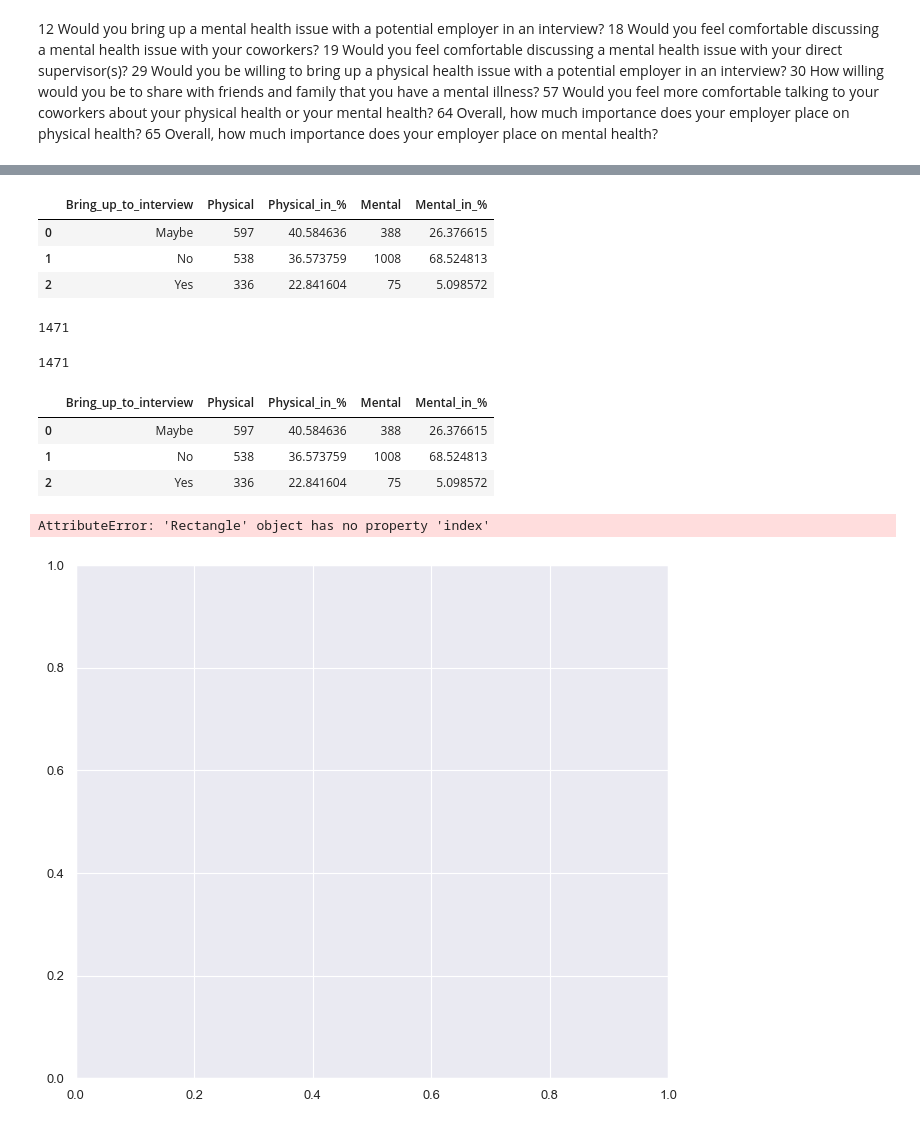
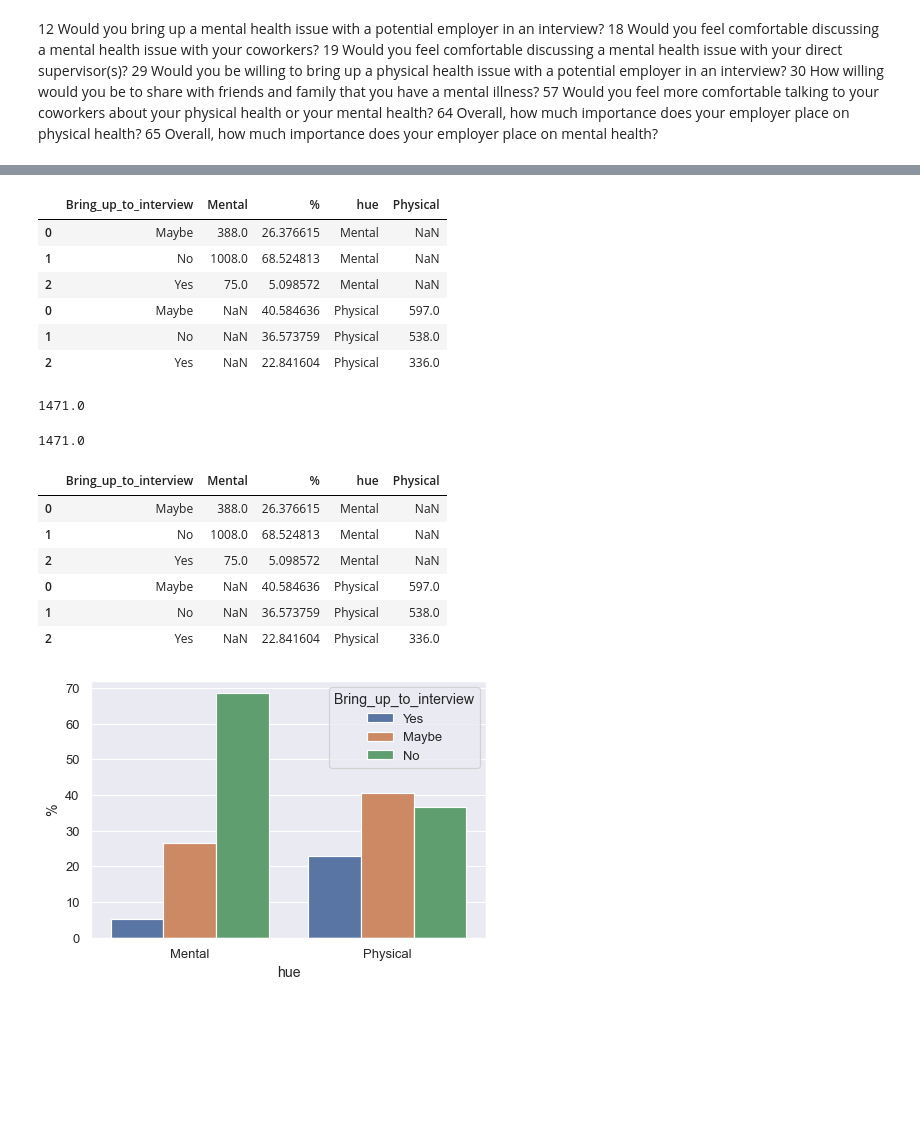
Before and after one commit to Selorikas/mental-health, a Jupyter notebook: mental-health.ipynb, the cells around one changed output, grey strips where cells are left out. Cells and saved outputs as stored; diff of their text form; code cells hidden in the pictures; blank space fills up the shorter version.

Commit message:
Mentale Gesundheit ist immer noch ein Tabu Thema überarbeitung

```diff
--- a/mental-health.ipynb
+++ b/mental-health.ipynb
@@ -507,38 +518,47 @@ plt.show()
 # %%
 #Mentale vs. physische Gesundheit in einem Interview
 mental_interview = q12.groupby('Bring_up_to_interview').size().reset_index(name='Mental')
-mental_interview['Mental_in_%'] = append_count_in_percent(mental_interview, count='Mental')
+mental_interview['%'] = append_count_in_percent(mental_interview, count='Mental')
+mental_interview['hue'] = 'Mental'
+
 physical_interview = q29.groupby('Bring_up_to_interview').size().reset_index(name='Physical')
-physical_interview['Physical_in_%'] = append_count_in_percent(physical_interview, count='Physical')
-interview = pd.merge(physical_interview, mental_interview, on='Bring_up_to_interview', how='inner')
-interview = pd.DataFrame(interview, columns=['Bring_up_to_interview', 'Physical','Physical_in_%', 'Mental', 'Mental_in_%'])
-interview
+physical_interview['%'] = append_count_in_percent(physical_interview, count='Physical')
+physical_interview['hue'] = 'Physical'
+
+interview = pd.concat([mental_interview, physical_interview])
 # %% [output]
-|  | Bring_up_to_interview | Physical | Physical_in_% | Mental | Mental_in_% |
-| 0 | Maybe | 597 | 40.584636 | 388 | 26.376615 |
-| 1 | No | 538 | 36.573759 | 1008 | 68.524813 |
-| 2 | Yes | 336 | 22.841604 | 75 | 5.098572 |
+|  | Bring_up_to_interview | Mental | % | hue | Physical |
+| 0 | Maybe | 388.0 | 26.376615 | Mental | NaN |
+| 1 | No | 1008.0 | 68.524813 | Mental | NaN |
+| 2 | Yes | 75.0 | 5.098572 | Mental | NaN |
+| 0 | Maybe | NaN | 40.584636 | Physical | 597.0 |
+| 1 | No | NaN | 36.573759 | Physical | 538.0 |
+| 2 | Yes | NaN | 22.841604 | Physical | 336.0 |
 # %%
 interview.Mental.sum()
 # %% [output]
-1471
+1471.0
 # %%
 interview.Physical.sum()
 # %% [output]
-1471
+1471.0
 # %%
 interview
 # %% [output]
-|  | Bring_up_to_interview | Physical | Physical_in_% | Mental | Mental_in_% |
-| 0 | Maybe | 597 | 40.584636 | 388 | 26.376615 |
-| 1 | No | 538 | 36.573759 | 1008 | 68.524813 |
-| 2 | Yes | 336 | 22.841604 | 75 | 5.098572 |
+|  | Bring_up_to_interview | Mental | % | hue | Physical |
+| 0 | Maybe | 388.0 | 26.376615 | Mental | NaN |
+| 1 | No | 1008.0 | 68.524813 | Mental | NaN |
+| 2 | Yes | 75.0 | 5.098572 | Mental | NaN |
+| 0 | Maybe | NaN | 40.584636 | Physical | 597.0 |
+| 1 | No | NaN | 36.573759 | Physical | 538.0 |
+| 2 | Yes | NaN | 22.841604 | Physical | 336.0 |
 # %%
 #Diagram 2
-interview.plot(x='Bring_up_to_interview', y=['Physical', 'Mental'], kind='bar', figsize=(9,8), index=)
+# ja nein mit physical und mental tauschen
+# interview.plot(x='Bring_up_to_interview', y=['Physical_in_%', 'Mental_in_%'], kind='bar', figsize=(9,5))
+interview_barplot = sns.barplot(x = 'hue', y = '%', hue='Bring_up_to_interview', data=interview, hue_order=['Yes', 'Maybe', 'No'])
 # %% [output]
-AttributeError: 'Rectangle' object has no property 'index'
-[figure, old version]
+[figure, new version]
 # %%
 q57['Comfortable'] = np.where((q57.Comfortable == 'Same level of comfort for each'), 'Same comfort-level', q57.Comfortable)
 physical_or_mental = q57.groupby('Comfortable').size().reset_index(name='Count')
```
Also changed, not shown: parts of 10 cells of this notebook.
